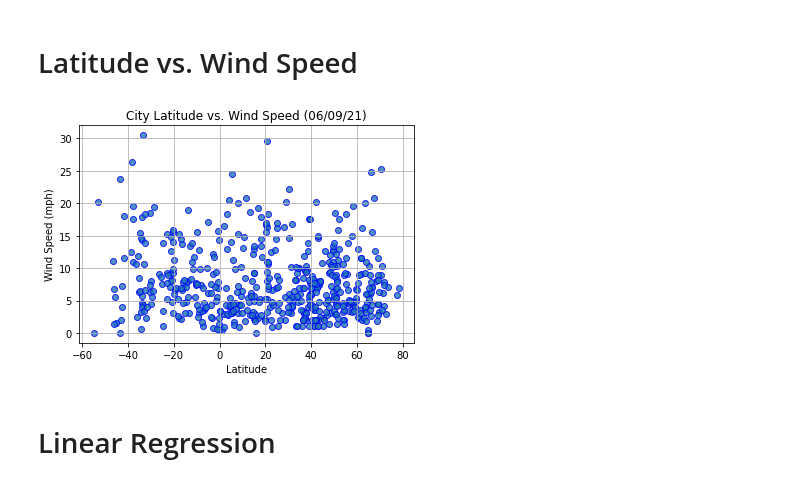
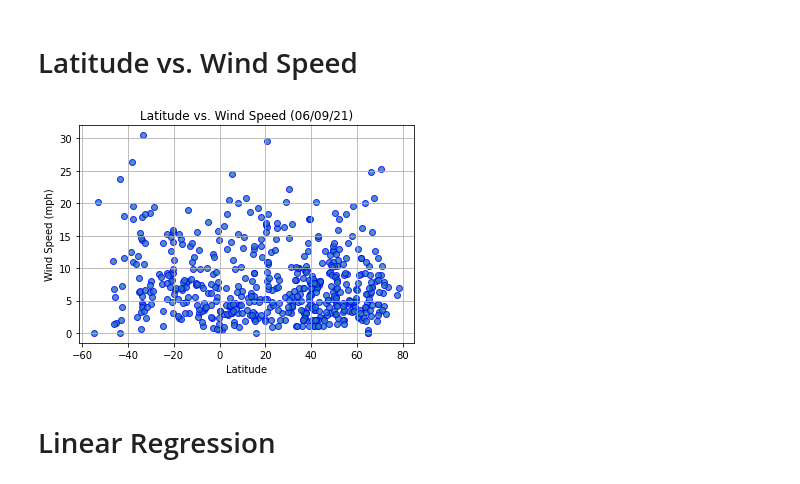
Before and after one commit to mtamrakar656/python-api-challenge, a Jupyter notebook: WeatherPy/WeatherPy.ipynb, the cells around one changed output. Saved outputs shown, nothing was run; the diff lists cells and outputs as text; code cells hidden in the pictures.

```diff
--- a/WeatherPy/WeatherPy.ipynb
+++ b/WeatherPy/WeatherPy.ipynb
@@ -226,24 +226,24 @@ plt.show()
 # %%
 # Build scatter plot for latitude vs wind speed
 plt.scatter(lats, wind_speed,
            edgecolor = "blue",
            linewidth =1,
            marker="o",
            alpha=0.8, label="Cities")
 
 # Incorporate the other graph properties
-plt.title(f"City Latitude vs. Wind Speed ({time.strftime('%x')})")
+plt.title(f"Latitude vs. Wind Speed ({time.strftime('%x')})")
 plt.xlabel("Latitude")
 plt.ylabel("Wind Speed (mph)")
 plt.grid(True)
 
 # Save the figure
-plt.savefig("output_data/Fig4.png")
+plt.savefig("output_data/Latitude vs. Wind Speed.png")
 
 # Show plot
 plt.show()
 # %% [output]
-[figure, old version]
+[figure, new version]
 # %% [markdown]
 # Linear Regression
 # %%
```
Also changed, not shown: parts of 3 cells of this notebook, 8 other files.
